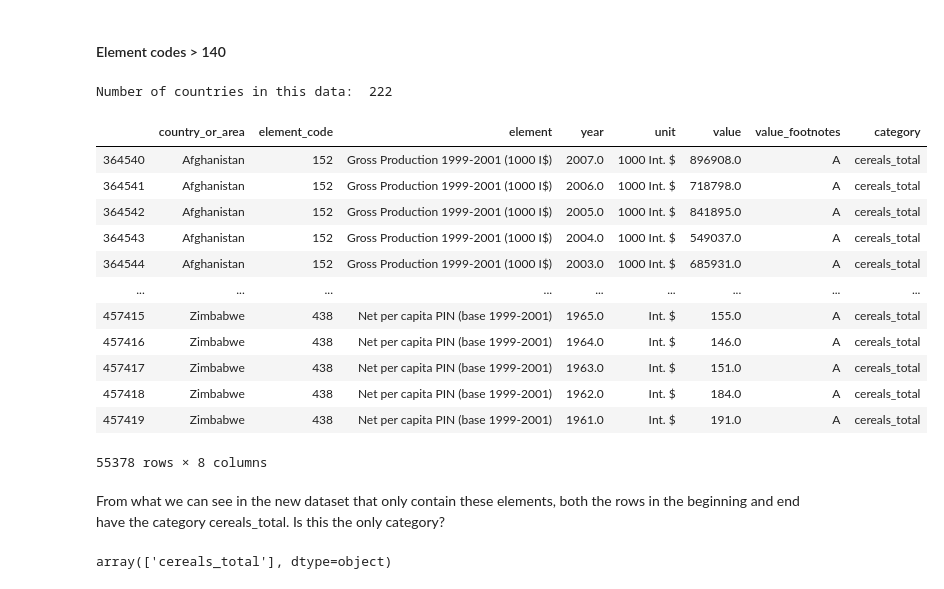
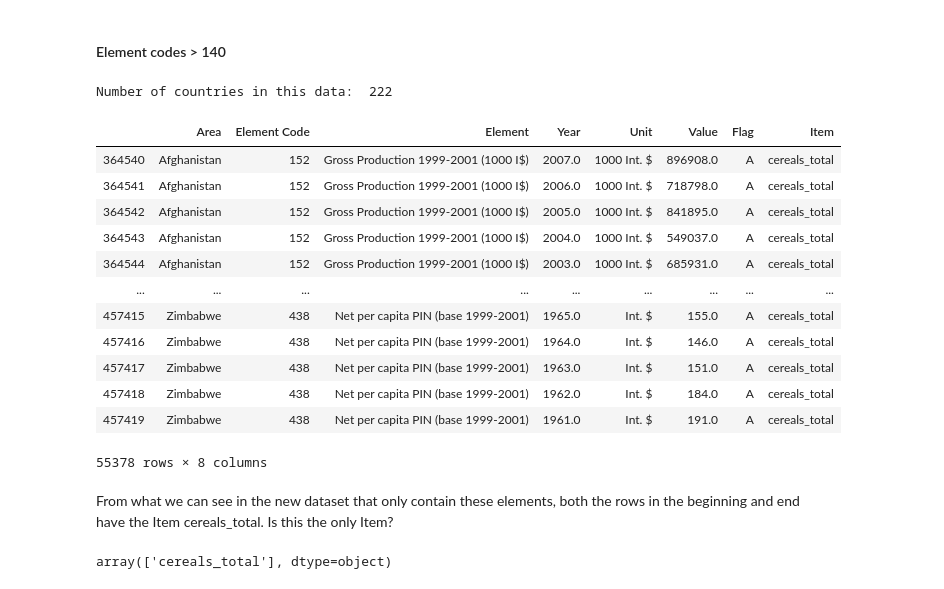
Before and after one commit to theodorhusefest/ADA-2019-project1-sovellettu-tiedon-analysoint, a Jupyter notebook: crops_data_cleaning.ipynb, the cells around one changed output. Cells and saved outputs as stored; diff of their text form; code cells hidden in the pictures.

Commit message:
Fixed naming in crops and started plotting

```diff
--- a/crops_data_cleaning.ipynb
+++ b/crops_data_cleaning.ipynb
@@ -65,2 +68,9 @@ Crop statistics are recorded for 173 products, covering the following categories
+# %%
+# Rename Columns to match other dataset
+new_names = {'country_or_area': 'Area', 'element_code': 'Element Code',
+             'element': 'Element', 'year': 'Year', 'unit': 'Unit',
+             'value': 'Value', 'value_footnotes': 'Flag', 'category': 'Item'}
+
+data.rename(columns = new_names, inplace = True)
 # %% [markdown]
 #### Unnecessary rows:
@@ -68,7 +78,7 @@ The dataset is ordered according to the alphabetical order of the categories and
 # %%
 # Removing rows that do not contain useful information
-drop_col = np.logical_not(data.country_or_area.isin(['fnSeqID', 'Fc', 'A ', 'NR', 'F ', '* ']))
-crops_data = data[drop_col]
+keep_col = np.logical_not(data.Area.isin(['fnSeqID', 'Fc', 'A ', 'NR', 'F ', '* ']))
+crops_data = data[keep_col]
 # %% [markdown]
 #### Missing information
 # %% [markdown]
@@ -130,12 +140,12 @@ By taking the sum of all values and sorting we see that 51-Production quantity h
 #### Element codes > 140
 # %%
 elem_codes = ['152', '154', '434', '438', '432', '436']
-study_data = crops_data[crops_data.element_code.isin(elem_codes)]
-print("Number of countries in this data: ", study_data.country_or_area.unique().shape[0])
+study_data = crops_data[crops_data['Element Code'].isin(elem_codes)]
+print("Number of countries in this data: ", study_data.Area.unique().shape[0])
 study_data
 # %% [output]
 Number of countries in this data:  222
-|  | country_or_area | element_code | element | year | unit | value | value_footnotes | category |
+|  | Area | Element Code | Element | Year | Unit | Value | Flag | Item |
 | 364540 | Afghanistan | 152 | Gross Production 1999-2001 (1000 I$) | 2007.0 | 1000 Int. $ | 896908.0 | A | cereals_total |
 | 364541 | Afghanistan | 152 | Gross Production 1999-2001 (1000 I$) | 2006.0 | 1000 Int. $ | 718798.0 | A | cereals_total |
 | 364542 | Afghanistan | 152 | Gross Production 1999-2001 (1000 I$) | 2005.0 | 1000 Int. $ | 841895.0 | A | cereals_total |
@@ -149,5 +159,5 @@ Number of countries in this data:  222
 | 457419 | Zimbabwe | 438 | Net per capita PIN (base 1999-2001) | 1961.0 | Int. $ | 191.0 | A | cereals_total |
 55378 rows × 8 columns
 # %% [markdown]
-From what we can see in the new dataset that only contain these elements, both the rows in the beginning and end have the category cereals_total. Is this the only category?
+From what we can see in the new dataset that only contain these elements, both the rows in the beginning and end have the Item cereals_total. Is this the only Item?
 # %%
```
Also changed, not shown: parts of 12 cells of this notebook, 11 other files.
